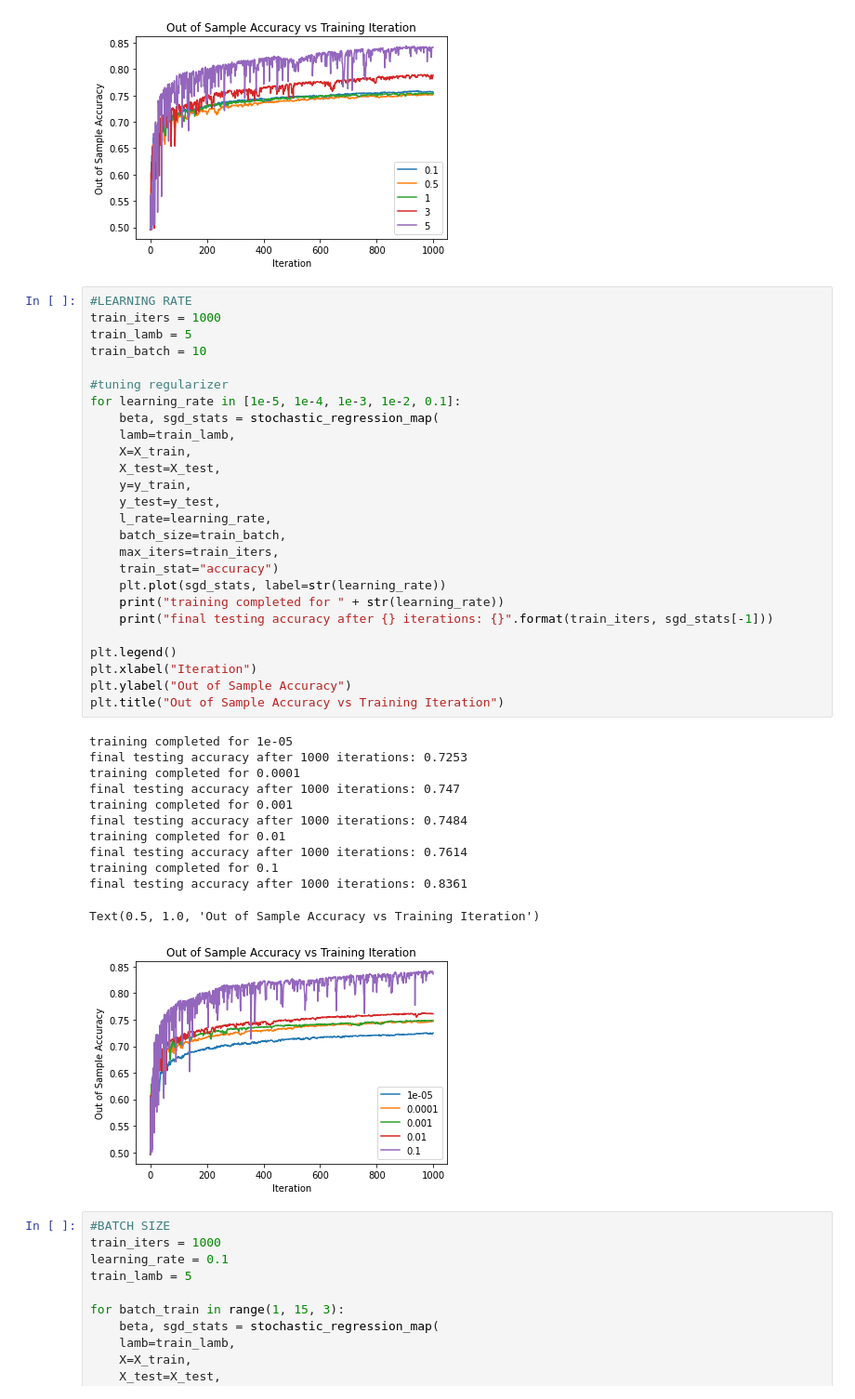
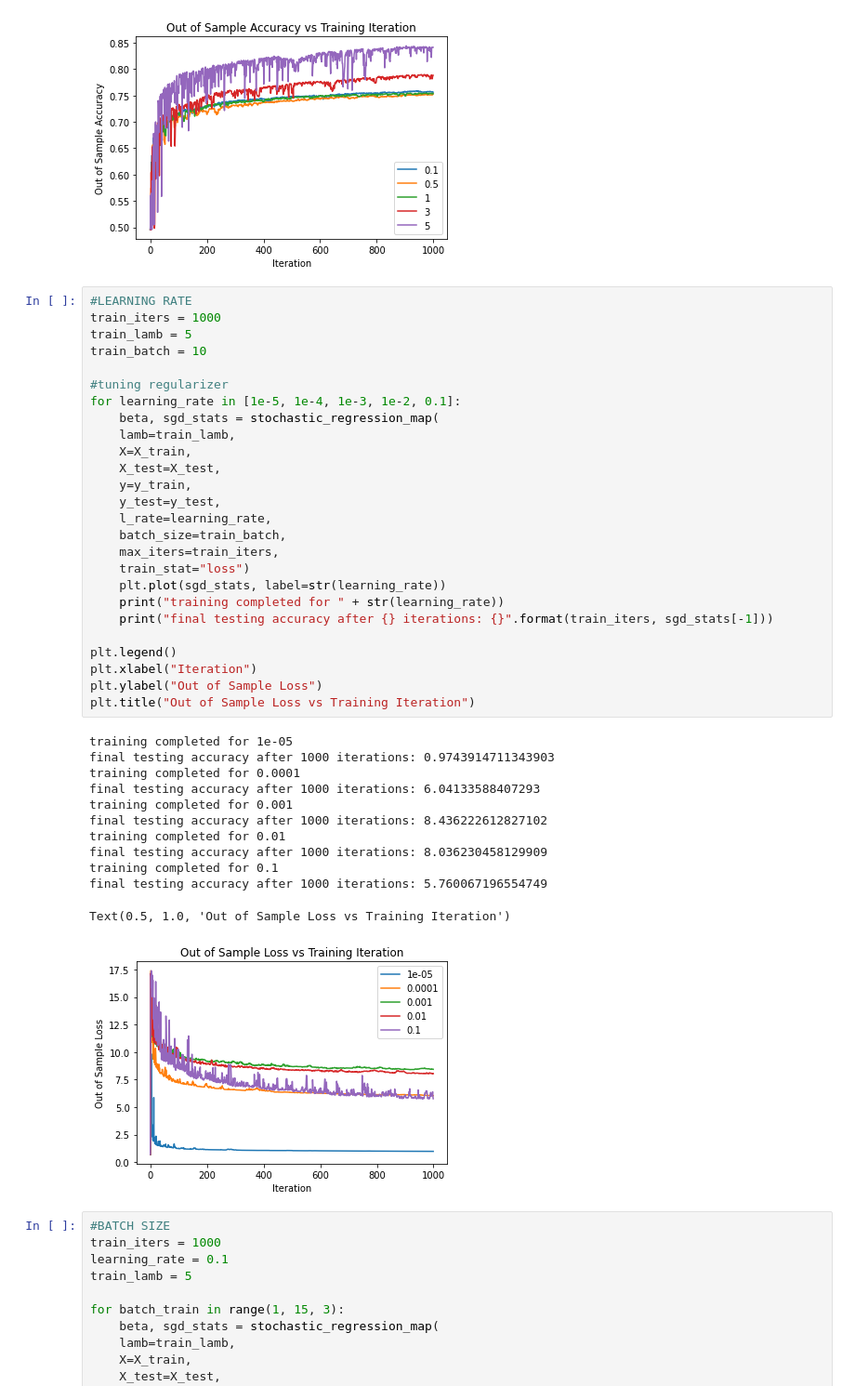
Before and after one commit to seichang00/IMDB_bayesian_regression, a Jupyter notebook: imdb_regression.ipynb, the cells around one changed output. Shown at 93% size. Cells and saved outputs as stored; diff of their text form.

Commit message:
Additional plots

```diff
--- a/imdb_regression.ipynb
+++ b/imdb_regression.ipynb
@@ -269,42 +269,42 @@ Text(0.5, 1.0, 'Out of Sample Accuracy vs Training Iteration')
 # %%
 #LEARNING RATE
 train_iters = 1000
 train_lamb = 5
 train_batch = 10
 
 #tuning regularizer
 for learning_rate in [1e-5, 1e-4, 1e-3, 1e-2, 0.1]:
     beta, sgd_stats = stochastic_regression_map(
     lamb=train_lamb,
     X=X_train,
     X_test=X_test,
     y=y_train,
     y_test=y_test,
     l_rate=learning_rate,
     batch_size=train_batch,
     max_iters=train_iters,
-    train_stat="accuracy")
+    train_stat="loss")
     plt.plot(sgd_stats, label=str(learning_rate))
     print("training completed for " + str(learning_rate))
     print("final testing accuracy after {} iterations: {}".format(train_iters, sgd_stats[-1]))
 
 plt.legend()
 plt.xlabel("Iteration")
-plt.ylabel("Out of Sample Accuracy")
-plt.title("Out of Sample Accuracy vs Training Iteration")
+plt.ylabel("Out of Sample Loss")
+plt.title("Out of Sample Loss vs Training Iteration")
 # %% [output]
 training completed for 1e-05
-final testing accuracy after 1000 iterations: 0.7253
+final testing accuracy after 1000 iterations: 0.9743914711343903
 training completed for 0.0001
-final testing accuracy after 1000 iterations: 0.747
+final testing accuracy after 1000 iterations: 6.04133588407293
 training completed for 0.001
-final testing accuracy after 1000 iterations: 0.7484
+final testing accuracy after 1000 iterations: 8.436222612827102
 training completed for 0.01
-final testing accuracy after 1000 iterations: 0.7614
+final testing accuracy after 1000 iterations: 8.036230458129909
 training completed for 0.1
-final testing accuracy after 1000 iterations: 0.8361
+final testing accuracy after 1000 iterations: 5.760067196554749
-Text(0.5, 1.0, 'Out of Sample Accuracy vs Training Iteration')
+Text(0.5, 1.0, 'Out of Sample Loss vs Training Iteration')
-[figure, old version]
+[figure, new version]
 # %%
 #BATCH SIZE
 train_iters = 1000
```
Also changed, not shown: parts of 1 cell of this notebook, 3 other files.
